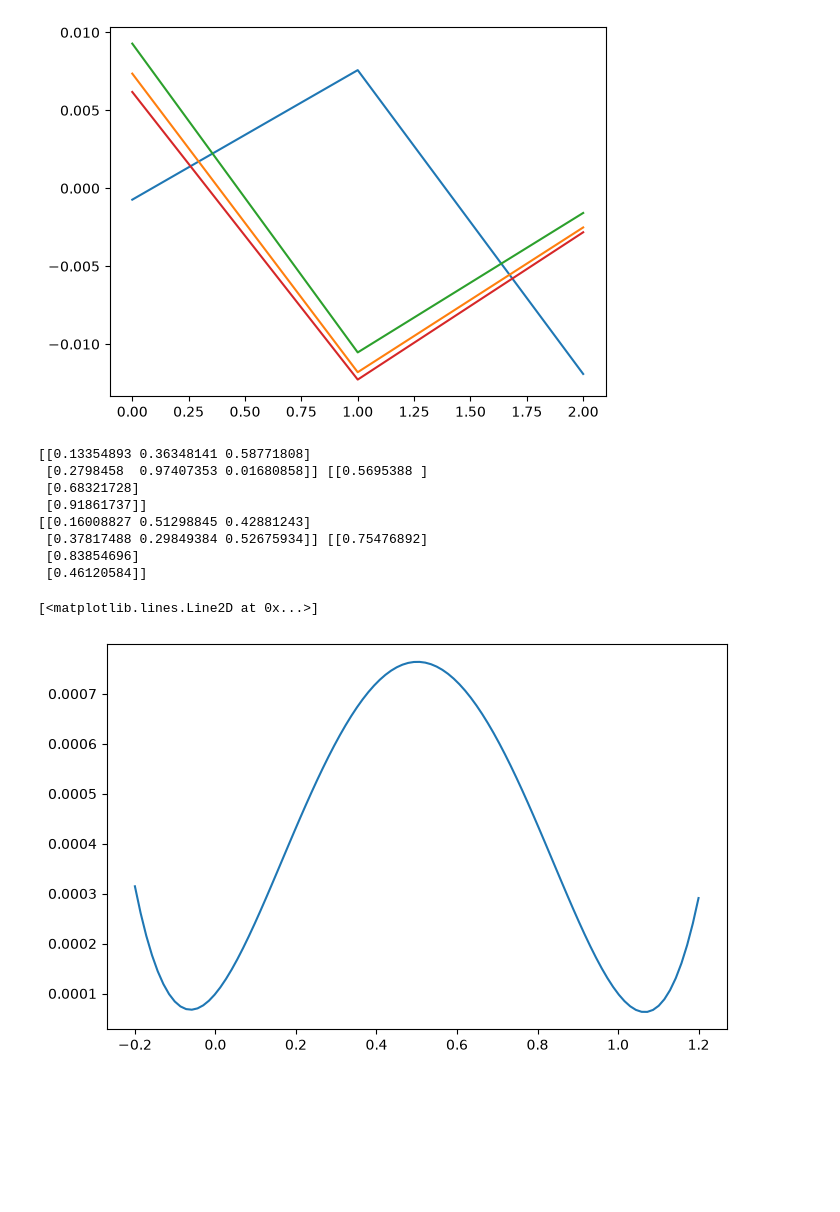
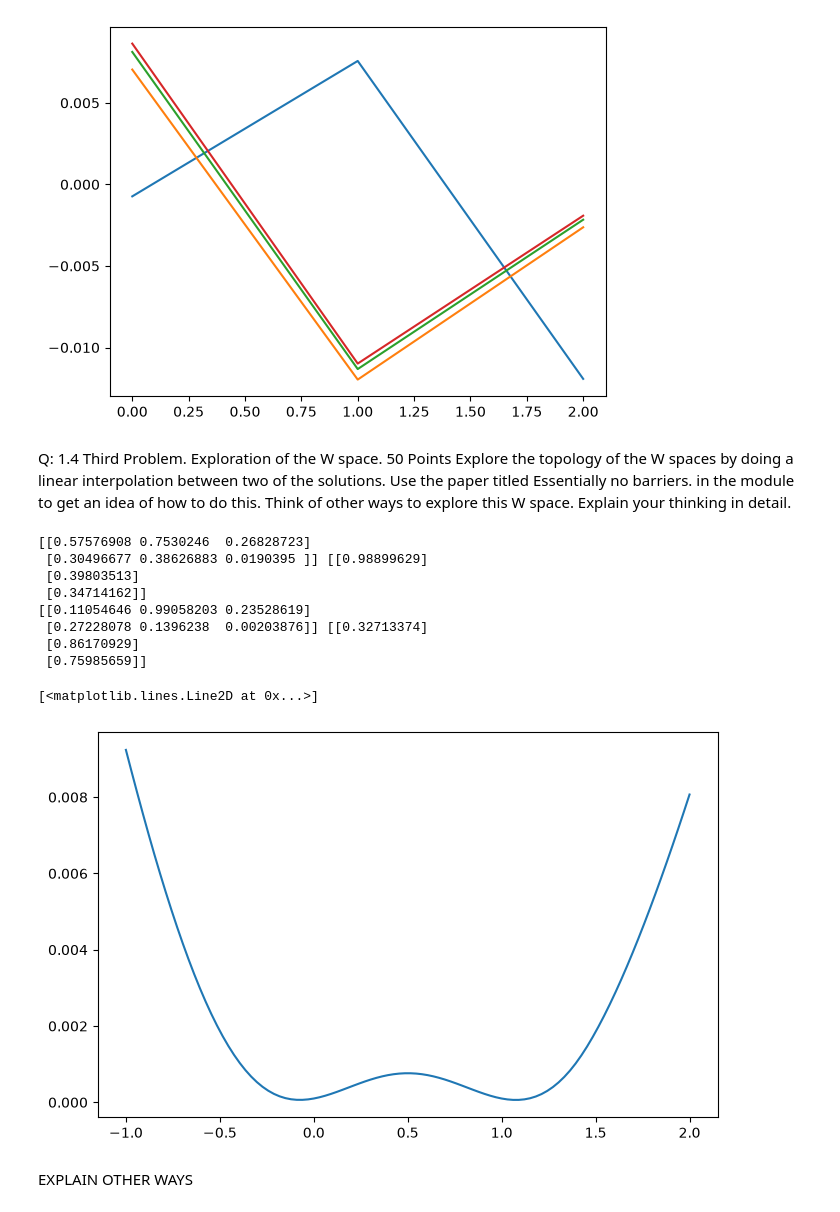
Before and after one commit to benjamin-n-baker/Misc-HW, a Jupyter notebook: NeuralNetsFall26.ipynb, the cells around one changed output. Saved outputs shown, nothing was run; the diff lists cells and outputs as text; code cells hidden in the pictures; blank space fills up the shorter version.

Commit message:
Added questions, needs more explainations and markdown cells but good start

```diff
--- a/NeuralNetsFall26.ipynb
+++ b/NeuralNetsFall26.ipynb
@@ -147,6 +96,0 @@ array([[-0.03958369],
-# %%
-scalar= 3
-NN.W1 = NN.W1+scalar*dJdW1
-NN.W2 = NN.W2+scalar*dJdW2
-cost2 = NN.costFunction(X,y)
-print (cost1,cost2)
@@ -155,6 +96,0 @@ print (cost1,cost2)
-# %%
-scalar= 3 #this is our alpha
-NN.W1 = NN.W1-scalar*dJdW1
-NN.W2 = NN.W2-scalar*dJdW2
-cost3 = NN.costFunction(X,y)
-print (cost2,cost3)
@@ -197,0 +112,19 @@ sigmoid_loss = NN.forward(X)-y
+# %%
+
+def minimize(alpha, accuracyPoop, NN):
+    W1_init = NN.W1
+    W2_init = NN.W2
+    print(W1_init,W2_init)
+    cost = NN.costFunction(X, y)
+    cost_arr = [cost]
+    while cost_arr[-1] > accuracyPoop:
+
+        dJdW1, dJdW2 = NN.costFunctionPrime(X, y)
+
+        NN.W1 = NN.W1-alpha*dJdW1
+        NN.W2 = NN.W2-alpha*dJdW2
+
+        cost = NN.costFunction(X, y)
+        cost_arr.append(cost)
+
+    return cost_arr
@@ -197,0 +139,4 @@ sigmoid_loss = NN.forward(X)-y
+# %%
+NN=Neural_Network()
+cost_arr = (minimize(2, .0001, NN))
+plt.plot(cost_arr)
@@ -425,8 +431,8 @@ plt.show()
 # %%
-plt.plot(sigmoid_loss)
-plt.plot(relu_loss)
-plt.plot(three_loss)
-plt.plot(ten_loss)
+plt.plot(sigmoid_accuracy)
+plt.plot(relu_accuracy)
+plt.plot(three_accuracy)
+plt.plot(ten_accuracy)
 plt.show()
 # %% [output]
-[figure, old version]
+[figure, new version]
@@ -468,33 +439,41 @@ plt.show()
+# %% [markdown]
+Q: 1.4 Third Problem. Exploration of the W space. 50 Points
+Explore the topology of the W spaces by doing a linear interpolation between two of the
+solutions. Use the paper titled Essentially no barriers. in the module to get an idea of
+how to do this. Think of other ways to explore this W space. Explain your thinking in
+detail.
 # %%
 Sys_1 = ReluNeural_Network()
 Sys_2 = ReluNeural_Network()
 
 Sol_1 = minimizeRelu(.1, .0001, Sys_1)
 Sol_2 = minimizeRelu(.1, .0001,Sys_2)
 Sys_1_W1_mirror = Sys_1.W1
 Sys_1_W2_mirror = Sys_1.W2
 Sys_2_W1_mirror = Sys_2.W1
 Sys_2_W2_mirror = Sys_2.W2
 def interpolate():
-    changes = np.linspace(-.2, 1.2, 100)
+    changes = np.linspace(-1, 2, 100)
     costs = []
     tester = ReluNeural_Network()
     for change in changes:
         tester.W1 = (1.0 - change) * Sys_1_W1_mirror + change * Sys_2_W1_mirror
         tester.W2 = (1.0 - change) * Sys_1_W2_mirror + change * Sys_2_W2_mirror
         costs.append(tester.costFunction(X,y))
     return changes, costs
 changes, costs = interpolate()
 plt.figure(figsize=(8,5))
 plt.plot(changes, costs)
 # %% [output]
-[[0.13354893 0.36348141 0.58771808]
- [0.2798458  0.97407353 0.01680858]] [[0.5695388 ]
- [0.68321728]
- [0.91861737]]
-[[0.16008827 0.51298845 0.42881243]
- [0.37817488 0.29849384 0.52675934]] [[0.75476892]
- [0.83854696]
- [0.46120584]]
+[[0.57576908 0.7530246  0.26828723]
+ [0.30496677 0.38626883 0.0190395 ]] [[0.98899629]
+ [0.39803513]
+ [0.34714162]]
+[[0.11054646 0.99058203 0.23528619]
+ [0.27228078 0.1396238  0.00203876]] [[0.32713374]
+ [0.86170929]
+ [0.75985659]]
 [<matplotlib.lines.Line2D at 0x...>]
-[figure, old version]
+[figure, new version]
+# %% [markdown]
+EXPLAIN OTHER WAYS
```
Also changed, not shown: parts of 53 cells of this notebook.
